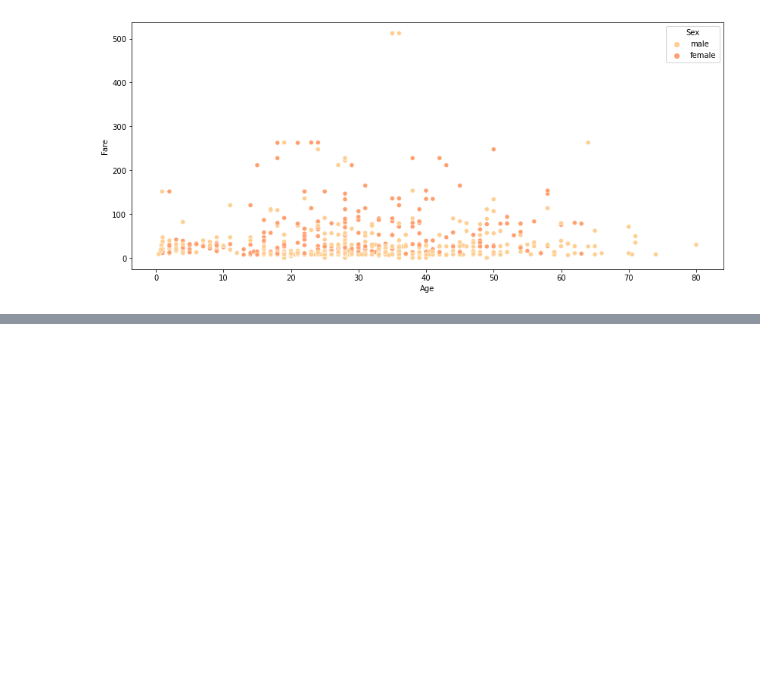
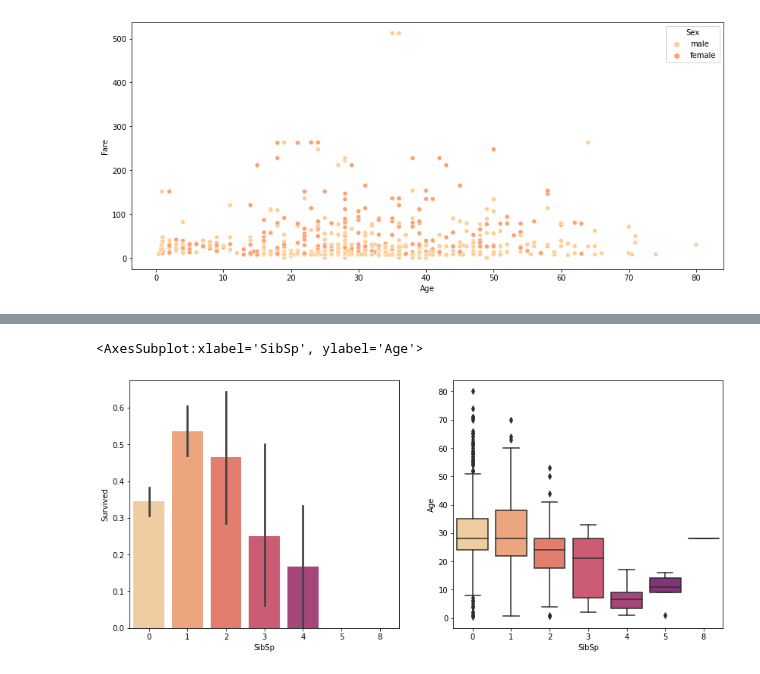
Before and after one commit to piyushmohan01/Exploratory-Data-Analysis, a Jupyter notebook: Titanic-Dataset/EDA-TitanicDataset.ipynb, the cells around one changed output, grey strips where cells are left out. Cells and saved outputs as stored; diff of their text form; code cells hidden in the pictures; blank space fills up the shorter version.

```diff
--- a/Titanic-Dataset/EDA-TitanicDataset.ipynb
+++ b/Titanic-Dataset/EDA-TitanicDataset.ipynb
@@ -357,0 +372,7 @@ plt.show()
+# %%
+fig, ax = plt.subplots(1, 2, figsize=(14, 6))
+sns.barplot(x='SibSp', y='Survived', data=train, ax=ax[0])
+sns.boxplot(x='SibSp', y='Age', data=train, ax=ax[1])
+# %% [output]
+<AxesSubplot:xlabel='SibSp', ylabel='Age'>
+[figure, added]
```
Also changed, not shown: parts of 30 cells of this notebook.
